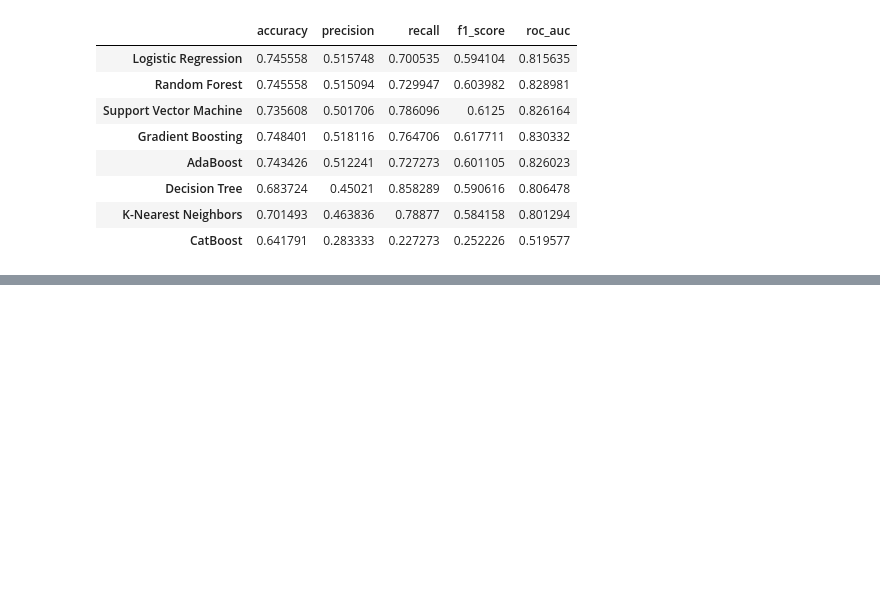
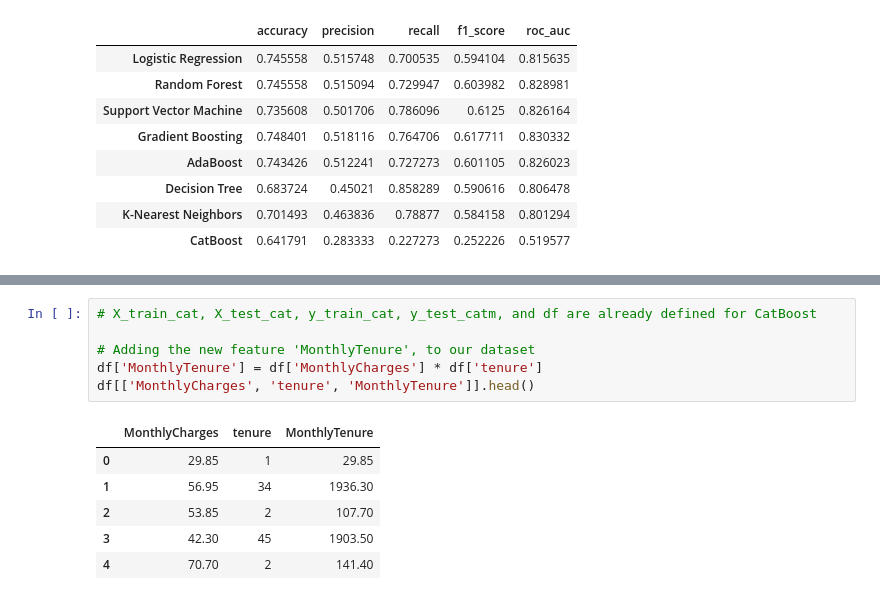
Before and after one commit to devmarkpro/telco-customer-churn-ml-project, a Jupyter notebook: CSCA-5622-supervised-learning-final-project.ipynb, the cells around one changed output, grey strips where cells are left out. Drawn from its saved outputs; the diff is of its cells as text; blank space fills up the shorter version.

```diff
--- a/CSCA-5622-supervised-learning-final-project.ipynb
+++ b/CSCA-5622-supervised-learning-final-project.ipynb
@@ -1147,0 +1150,13 @@ The ROC curve analysis supports this choice, highlighting CatBoost as the **only
+# %%
+# X_train_cat, X_test_cat, y_train_cat, y_test_catm, and df are already defined for CatBoost
+
+# Adding the new feature 'MonthlyTenure', to our dataset
+df['MonthlyTenure'] = df['MonthlyCharges'] * df['tenure']
+df[['MonthlyCharges', 'tenure', 'MonthlyTenure']].head()
+# %% [output]
+|  | MonthlyCharges | tenure | MonthlyTenure |
+| 0 | 29.85 | 1 | 29.85 |
+| 1 | 56.95 | 34 | 1936.30 |
+| 2 | 53.85 | 2 | 107.70 |
+| 3 | 42.30 | 45 | 1903.50 |
+| 4 | 70.70 | 2 | 141.40 |
```
Also changed, not shown: parts of 13 cells of this notebook.
